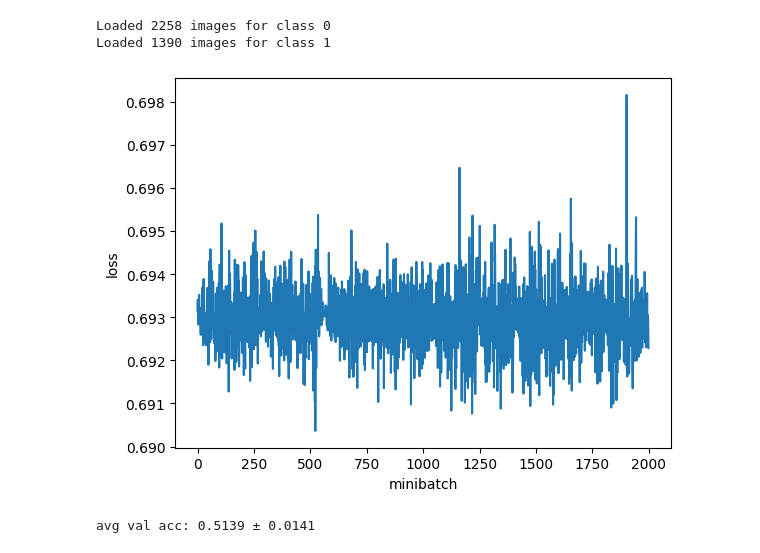
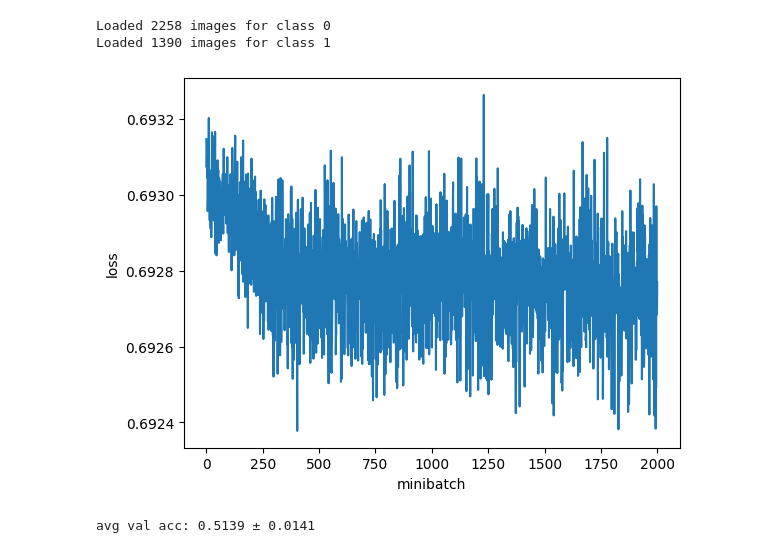
Before and after one commit to MartMonster/AlphaTreeLVQ, a Jupyter notebook: ALVQ/green-plants-model-training/croptimal_sobel.ipynb, the cells around one changed output. Cells and saved outputs as stored; diff of their text form; code cells hidden in the pictures.

```diff
--- a/ALVQ/green-plants-model-training/croptimal_sobel.ipynb
+++ b/ALVQ/green-plants-model-training/croptimal_sobel.ipynb
@@ -29,35 +29,35 @@ Loaded 1390 images for class 1
 # %%
 # Check how many minibatches are needed to train
 
-minibatch_sz = 1000
+minibatch_sz = 50000
 n_minibatches = 2000
 
 imgs_train, imgs_val = helper.xval(global_imgs)
 train_loader = helper.data_loader(imgs_train, minibatch_sz)
 
 mu, std = helper.feats_mean_std(train_loader, n_minibatches // 10)
 mu = torch.from_numpy(mu)
 std = torch.from_numpy(std)
 
 n_feats = mu.shape[0]
 init_protos = torch.from_numpy(np.ones((2, n_feats), dtype=np.float32))
 
 net = alvq.alvq_net(n_feats, init_protos, False, mu, std)
 lvq = lvq_p_train.lvq_p_train(net, lr=0.001)
 
 losses = np.empty(n_minibatches)
 
 for batch_nr in tqdm(range(n_minibatches)):
     X, y = next(train_loader)
     X = torch.from_numpy(X)
     y = torch.from_numpy(y)
     losses[batch_nr] = lvq.train(X, y)
 
 plt.plot(losses)
 plt.xlabel('minibatch')
 plt.ylabel('loss');
 # %% [output]
-[figure, old version]
+[figure, new version]
 # %%
 # Train probabilistic angular LVQ
 
```
Also changed, not shown: parts of 3 cells of this notebook.
